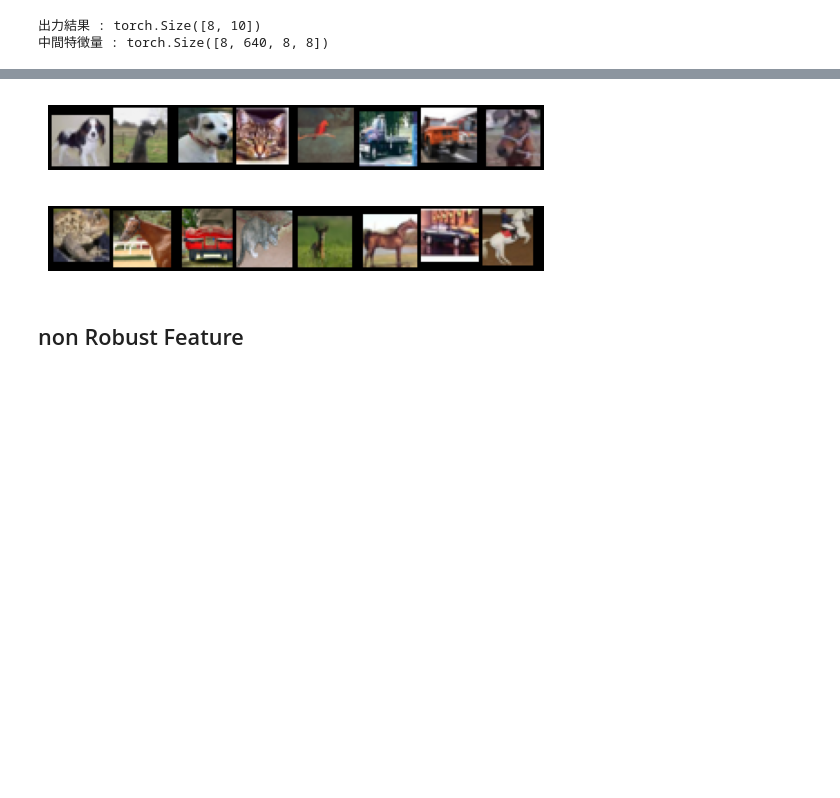
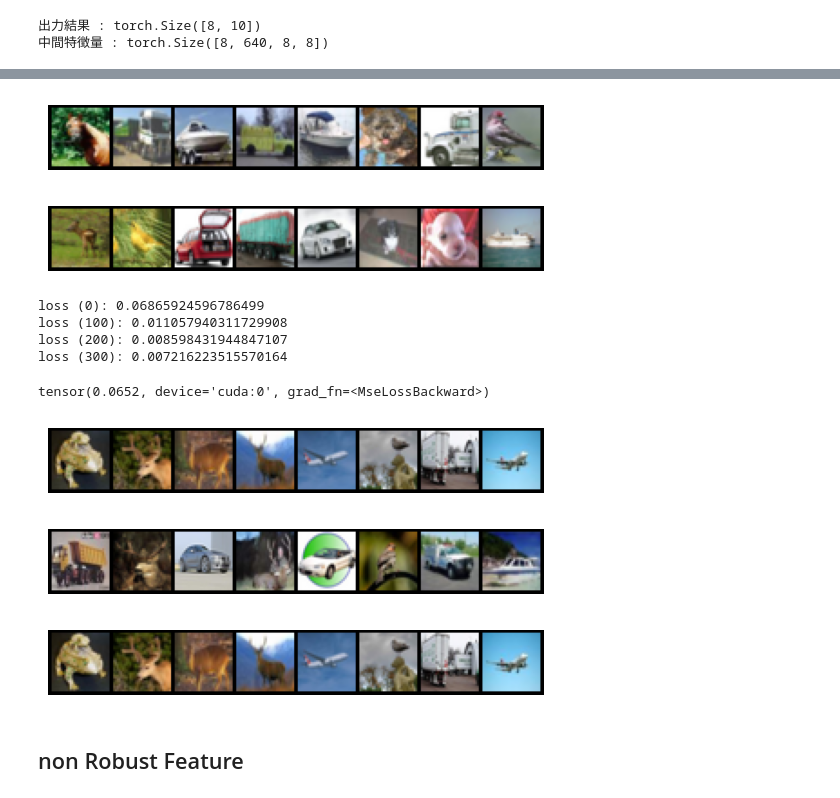
Before and after one commit to sugarl-sudo/When-Adversarial-Training-Meets-Vision-Transformers, a Jupyter notebook: notebook/robust_dataset.ipynb, the cells around one changed output, grey strips where cells are left out. Drawn from its saved outputs; the diff is of its cells as text; code cells hidden in the pictures; blank space fills up the shorter version.

```diff
--- a/notebook/robust_dataset.ipynb
+++ b/notebook/robust_dataset.ipynb
@@ -50,6 +39,7 @@ images, labels = data_iter.next()
 def imshow(img):
     img = img
     npimg = img.numpy()
+    np.clip(npimg, 0, 1)
     plt.imshow(np.transpose(npimg, (1, 2, 0)))
     plt.axis('off')
 
@@ -132,11 +128,72 @@ Clipping input data to the valid range for imshow with RGB data ([0..1] for floa
 # %%
 imshow(torchvision.utils.make_grid(x_natural.cpu().detach()))
 # %% [output]
-[figure, old version]
+[figure, new version]
 # %%
-imshow(torchvision.utils.make_grid(images[-8:]))
+imshow(torchvision.utils.make_grid(x_random.cpu().detach()))
 # %% [output]
-[figure, old version]
+[figure, new version]
+# %%
+epsilon = 0.3
+perturb_steps = 333
+batch_size = len(x_natural)
+# criterion_kl = torch.nn.KLDivLoss(size_average=False)
+criterion_MSE = nn.MSELoss()
+model = model.cuda()
+
+
+# delta = torch.randn(x_natural.shape).cuda().detach()
+delta = x_random.clone().detach().cuda()
+delta = Variable(delta.data, requires_grad=True)
+# Setup optimizers
+optimizer_delta = optim.SGD([delta], lr=epsilon)
+for i in range(perturb_steps):
+    adv = delta
+    # optimize
+    optimizer_delta.zero_grad()
+    with torch.enable_grad():
+        # loss = (-1) * criterion_kl(F.log_softmax(model(adv), dim=1),
+                                #    F.softmax(model(x_natural), dim=1))
+        loss = criterion_MSE(model(adv)[1], model(x_natural)[1])
+    loss.backward()
+    if i % 100 == 0:
+        print(f'loss ({i}): {loss}')
+    # renorming gradient
+    grad_norms = delta.grad.view(batch_size, -1).norm(p=2, dim=1)
+    delta.grad.div_(grad_norms.view(-1, 1, 1, 1))
+    # avoid nan or inf if gradient is 0
+    if (grad_norms == 0).any():
+        delta.grad[grad_norms == 0] = torch.randn_like(delta.grad[grad_norms == 0])
+    optimizer_delta.step()
+    # projection
+    # delta.data.add_(x_random)
+    # delta.data.clamp_(0, 1).sub_(x_random)
+    # delta.data.renorm_(p=2, dim=0, maxnorm=epsilon)
+
+    # これするとよくなる
+    delta.data.clamp_(0, 1)
+x_adv = Variable(adv, requires_grad=False)
+# %% [output]
+loss (0): 0.06865924596786499
+loss (100): 0.011057940311729908
+loss (200): 0.008598431944847107
+loss (300): 0.007216223515570164
+# %%
+nn.MSELoss()(model(x_adv)[1], model(x_natural)[1])
+# %% [output]
+tensor(0.0652, device='cuda:0', grad_fn=<MseLossBackward>)
+# %%
+imshow(torchvision.utils.make_grid(x_adv.cpu().detach()))
+# %% [output]
+[figure, added]
+# %%
+imshow(torchvision.utils.make_grid(x_natural.cpu().detach()))
+# %% [output]
+[figure, added]
+# %%
+imshow(torchvision.utils.make_grid(x_random.cpu().detach()))
+# %% [output]
+[figure, added]
 # %% [markdown]
 ## non Robust Feature
 # %%
```
Also changed, not shown: parts of 10 cells of this notebook, 2 other files.
